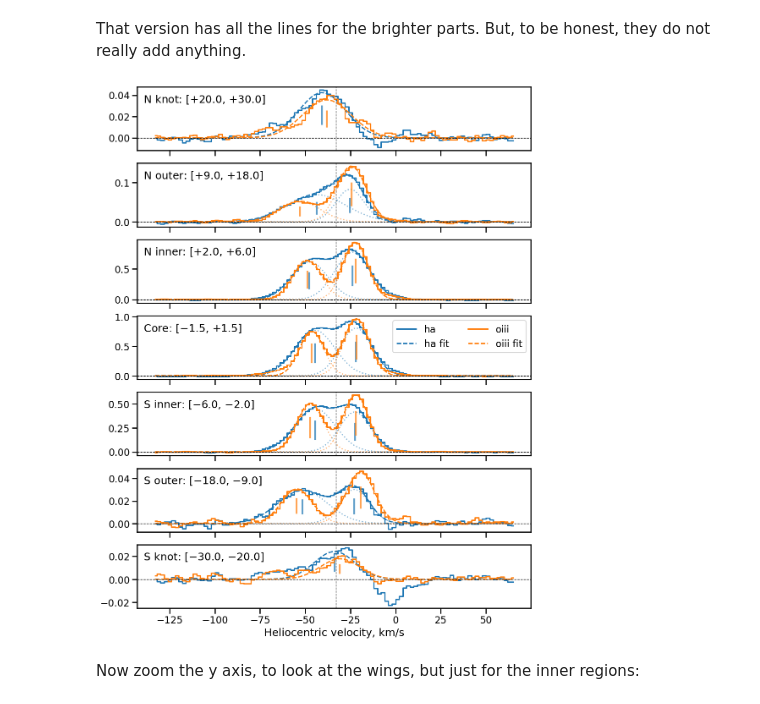
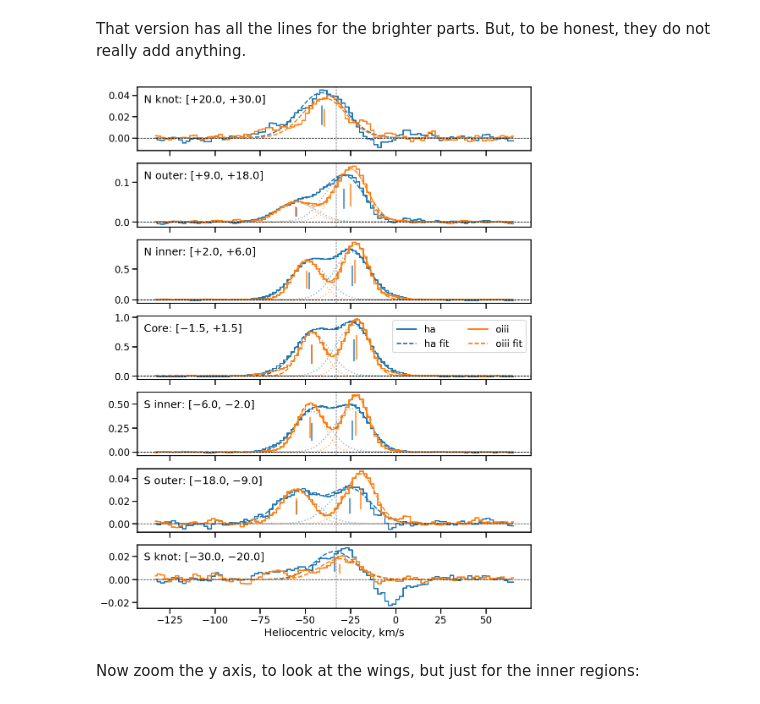
Before and after one commit to will-henney/teresa-pn-ou5, a Jupyter notebook: notebooks/04-02-line-profiles-1d.ipynb, the cells around one changed output. Cells and saved outputs as stored; diff of their text form; code cells hidden in the pictures.

```diff
--- a/notebooks/04-02-line-profiles-1d.ipynb
+++ b/notebooks/04-02-line-profiles-1d.ipynb
@@ -131,17 +131,30 @@ for ax, [pos_label, [s1, s2]] in zip(axes, positions):
         vm1 = vels[spec[mask1].argmax()]
         sm2 = spec[mask2].max()
         vm2 = vels[spec[mask2].argmax() + mask1.sum()]
-        g1 = models.Gaussian1D(amplitude=sm1, mean=vm1, stddev=10.0)
-        g2 = models.Gaussian1D(amplitude=sm2, mean=vm2, stddev=10.0)
+        g1 = models.Gaussian1D(amplitude=sm1, mean=-50, stddev=8.0)
+        g1.amplitude.bounds = (0, None)
+        g2 = models.Gaussian1D(amplitude=sm2, mean=-20, stddev=8.0)
+        g2.amplitude.bounds = (0, None)
+        g2.stddev.bounds = (5.0, 15.0)
+        if line_label == "ha":
+            g1.stddev.bounds = (7.0, 15.0)
+            g2.stddev.bounds = (7.0, 15.0)
+        else:
+            g1.stddev.bounds = (5.0, 12.0)
+            g2.stddev.bounds = (5.0, 12.0)
+
         if "knot" in pos_label:
-            init_model = g1
+            init_model = g1 if "N" in pos_label else g2
             fac = -0.5
         elif "outer" in pos_label:
             init_model = g1 + g2
             fac = 0.02
+            # Tie together the component widths
+            init_model.stddev_1.tied = lambda model: model.stddev_0
         else:
             init_model = g1 + g2
             fac = 0.3
+            init_model.stddev_1.tied = lambda model: model.stddev_0
         fitmask = spec > fac * spec.max()
         fitted_model = fitter(init_model, vels[fitmask], spec[fitmask])
         gfits[(line_label, pos_label)] = fitted_model
@@ -154,34 +167,34 @@ for ax, [pos_label, [s1, s2]] in zip(axes, positions):
             label=f"{line_label} fit",
         )
         if "knot" in pos_label:
             # special case of 1 component, therefore not compound model
             fitted_model = [fitted_model]
         for component in fitted_model:
             mark_component(component, c, ax)
             ax.plot(
                 vels,
                 component(vels),
                 linestyle="dotted",
                 lw=2,
                 c=c,
                 alpha=0.5,
             )
 
 
     ax.axhline(0.0, linestyle="dashed", c="k", lw=1,)
     ax.axvline(vsys, linestyle="dashed", c="k", lw=1,)
     axtitle = f"  {pos_label}: [${s1:+.1f}$, ${s2:+.1f}$]"
     ax.set_title(axtitle, loc="left", y=0.7)
 axes[3].legend(ncol=2)
 axes[-1].set(
     xlabel="Heliocentric velocity, km/s",
 )
 figfile = "ou5-coadd-1dspec-ha-oiii.pdf"
 fig.savefig(figfile)
 fig.savefig(figfile.replace(".pdf", ".jpg"))
 ...;
 # %% [output]
-[figure, old version]
+[figure, new version]
 # %% [markdown]
 Now zoom the y axis, to look at the wings, but just for the inner regions:
 # %%
```
Also changed, not shown: parts of 5 cells of this notebook, 25 other files.
